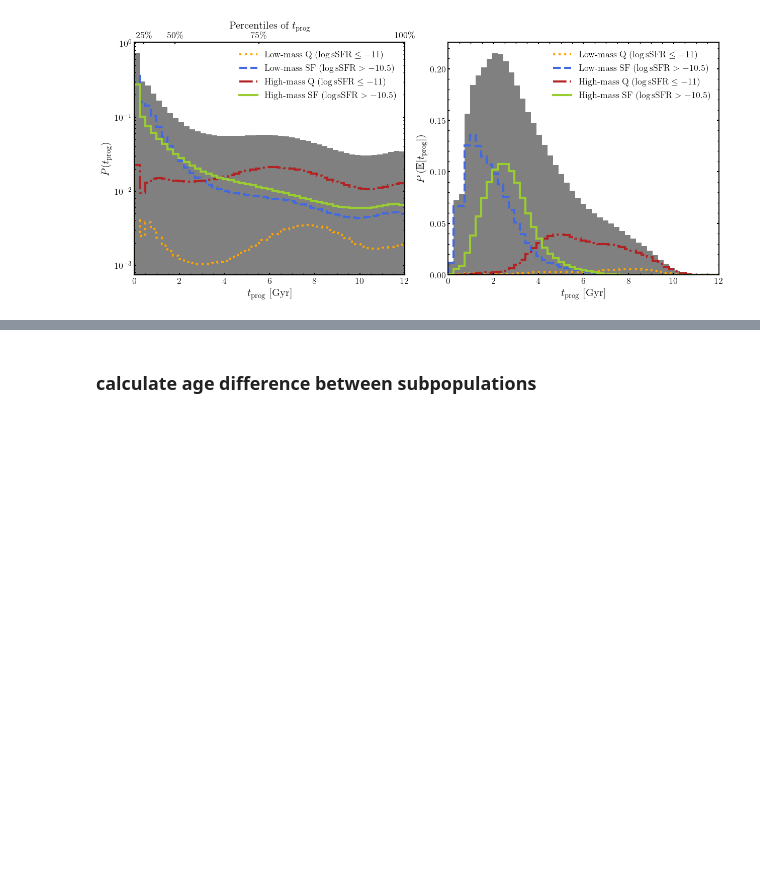
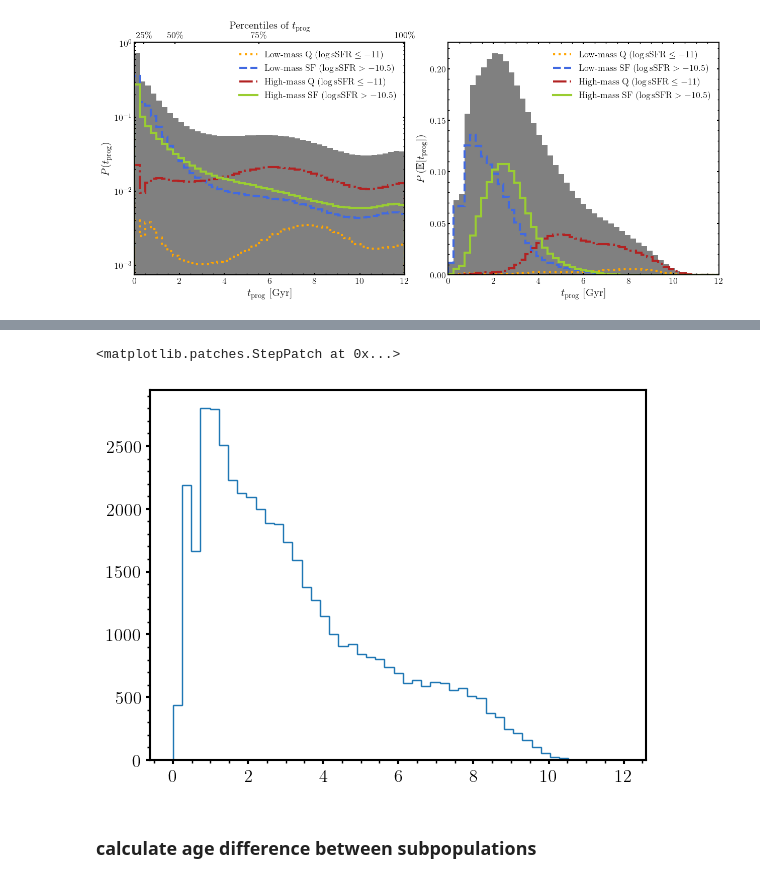
Before and after one commit to SterlingYM/age-of-titans, a Jupyter notebook: SFH_Iyer/analysis_v2.ipynb, the cells around one changed output, grey strips where cells are left out. Saved outputs shown, nothing was run; the diff lists cells and outputs as text; code cells hidden in the pictures; blank space fills up the shorter version.

```diff
--- a/SFH_Iyer/analysis_v2.ipynb
+++ b/SFH_Iyer/analysis_v2.ipynb
@@ -175,3 +379,8 @@ plt.savefig('figures/progenitor_age_histogram.pdf', bbox_inches='tight')
+# %%
+plt.stairs(hist, edges, label=f'z={z_loc:.2f}')
+# %% [output]
+<matplotlib.patches.StepPatch at 0x...>
+[figure, added]
 # %% [markdown]
 ### calculate age difference between subpopulations
 # %%
```
Also changed, not shown: parts of 12 cells of this notebook, 6 other files.
